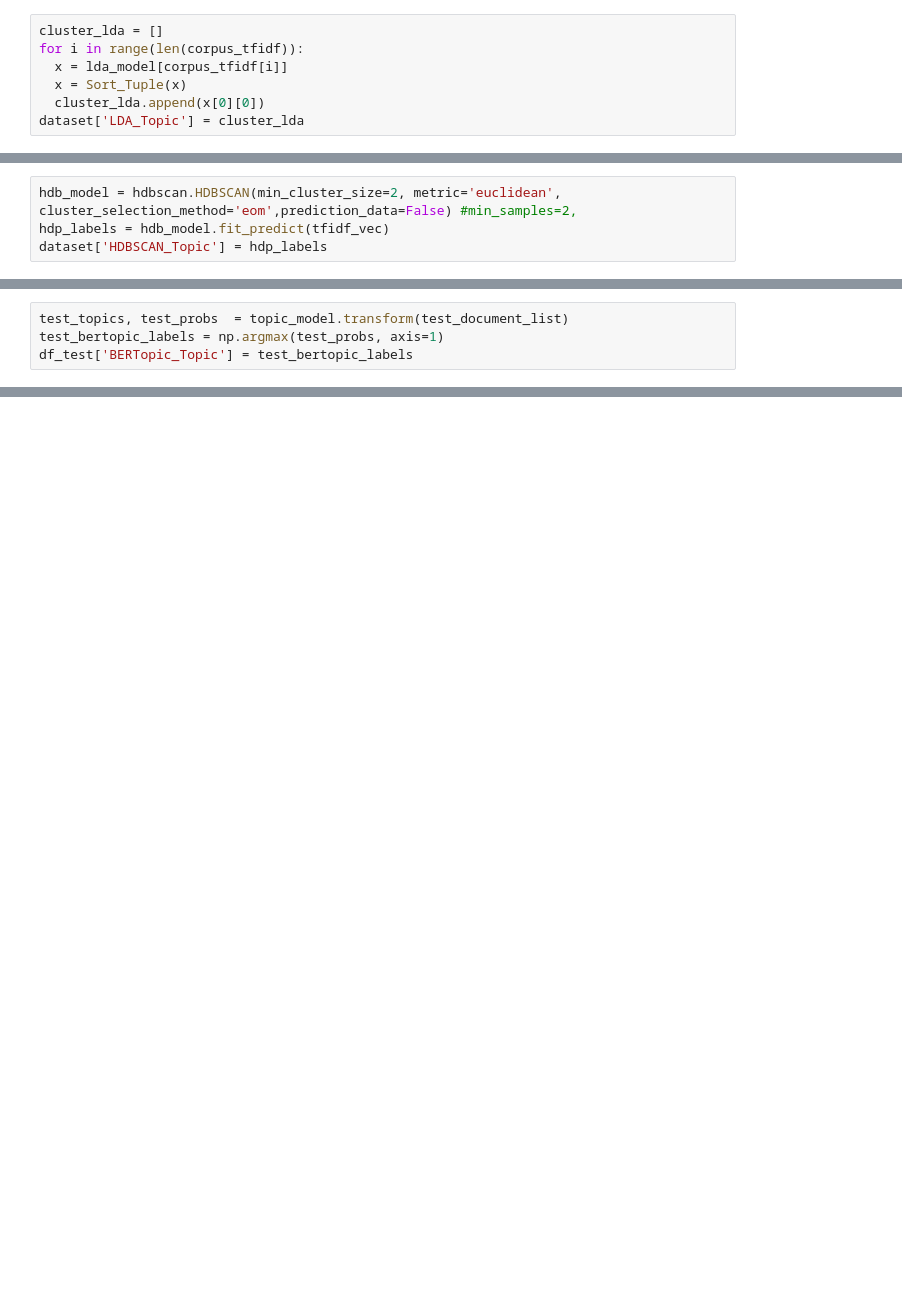
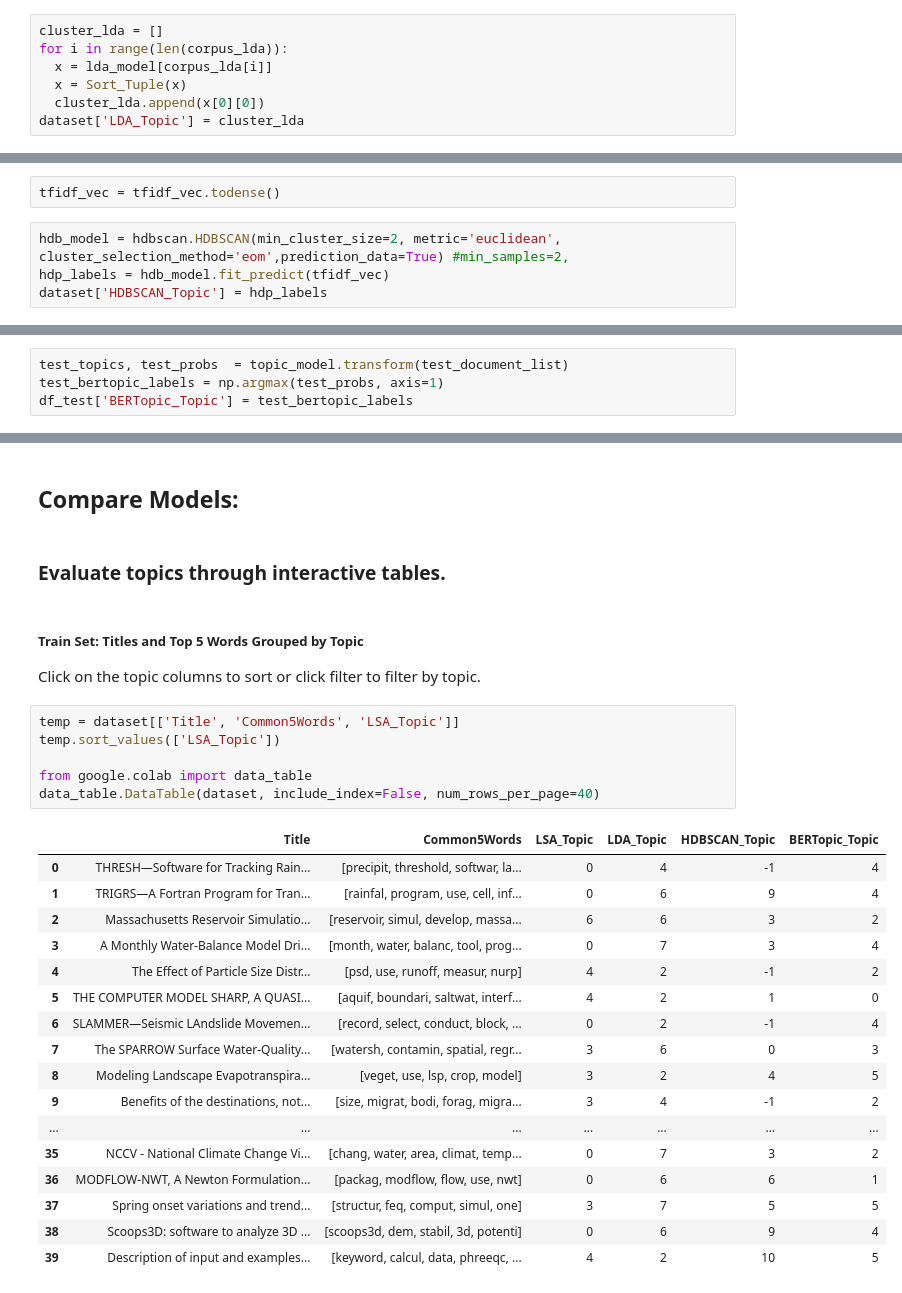
Before and after one commit to PortfolioSQA/topic_model, a Jupyter notebook: Topic_Model.ipynb, the cells around one changed output, grey strips where cells are left out. Drawn from its saved outputs; the diff is of its cells as text; blank space fills up the shorter version.

```diff
--- a/Topic_Model.ipynb
+++ b/Topic_Model.ipynb
@@ -180,8 +260,8 @@ corpus_lda = lsi_model[corpus_tfidf]
 # lda_model.print_topics(9)
 # %%
 cluster_lda = []
-for i in range(len(corpus_tfidf)):
-  x = lda_model[corpus_tfidf[i]]
+for i in range(len(corpus_lda)):
+  x = lda_model[corpus_lda[i]]
   x = Sort_Tuple(x)
   cluster_lda.append(x[0][0])
 dataset['LDA_Topic'] = cluster_lda
@@ -208,8 +350,10 @@ tfidf_vec = tfidf_vectorizer.fit_transform(document_list)
 %%capture
 !pip install hdbscan
 import hdbscan
+# %%
+tfidf_vec = tfidf_vec.todense()
 # %%
-hdb_model = hdbscan.HDBSCAN(min_cluster_size=2, metric='euclidean', cluster_selection_method='eom',prediction_data=False) #min_samples=2,
+hdb_model = hdbscan.HDBSCAN(min_cluster_size=2, metric='euclidean', cluster_selection_method='eom',prediction_data=True) #min_samples=2,
 hdp_labels = hdb_model.fit_predict(tfidf_vec)
 dataset['HDBSCAN_Topic'] = hdp_labels
 # %%
@@ -665 +543,33 @@ BERT_score2
+# %% [markdown]
+## Compare Models:
+# %% [markdown]
+### Evaluate topics through interactive tables.
+# %% [markdown]
+##### Train Set: Titles and Top 5 Words Grouped by Topic
+
+Click on the topic columns to sort or click filter to filter by topic.
+# %%
+temp = dataset[['Title', 'Common5Words', 'LSA_Topic']]
+temp.sort_values(['LSA_Topic'])
+
+from google.colab import data_table
+data_table.DataTable(dataset, include_index=False, num_rows_per_page=40)
+# %% [output]
+|  | Title | Common5Words | LSA_Topic | LDA_Topic | HDBSCAN_Topic | BERTopic_Topic |
+| 0 | THRESH—Software for Tracking Rain... | [precipit, threshold, softwar, la... | 0 | 4 | -1 | 4 |
+| 1 | TRIGRS—A Fortran Program for Tran... | [rainfal, program, use, cell, inf... | 0 | 6 | 9 | 4 |
+| 2 | Massachusetts Reservoir Simulatio... | [reservoir, simul, develop, massa... | 6 | 6 | 3 | 2 |
+| 3 | A Monthly Water-Balance Model Dri... | [month, water, balanc, tool, prog... | 0 | 7 | 3 | 4 |
+| 4 | The Effect of Particle Size Distr... | [psd, use, runoff, measur, nurp] | 4 | 2 | -1 | 2 |
+| 5 | THE COMPUTER MODEL SHARP, A QUASI... | [aquif, boundari, saltwat, interf... | 4 | 2 | 1 | 0 |
+| 6 | SLAMMER—Seismic LAndslide Movemen... | [record, select, conduct, block, ... | 0 | 2 | -1 | 4 |
+| 7 | The SPARROW Surface Water-Quality... | [watersh, contamin, spatial, regr... | 3 | 6 | 0 | 3 |
+| 8 | Modeling Landscape Evapotranspira... | [veget, use, lsp, crop, model] | 3 | 2 | 4 | 5 |
+| 9 | Benefits of the destinations, not... | [size, migrat, bodi, forag, migra... | 3 | 4 | -1 | 2 |
+| ... | ... | ... | ... | ... | ... | ... |
+| 35 | NCCV - National Climate Change Vi... | [chang, water, area, climat, temp... | 0 | 7 | 3 | 2 |
+| 36 | MODFLOW-NWT, A Newton Formulation... | [packag, modflow, flow, use, nwt] | 0 | 6 | 6 | 1 |
+| 37 | Spring onset variations and trend... | [structur, feq, comput, simul, one] | 3 | 7 | 5 | 5 |
+| 38 | Scoops3D: software to analyze 3D ... | [scoops3d, dem, stabil, 3d, potenti] | 0 | 6 | 9 | 4 |
+| 39 | Description of input and examples... | [keyword, calcul, data, phreeqc, ... | 4 | 2 | 10 | 5 |
 # %% [markdown]
```
Also changed, not shown: parts of 121 cells of this notebook.
